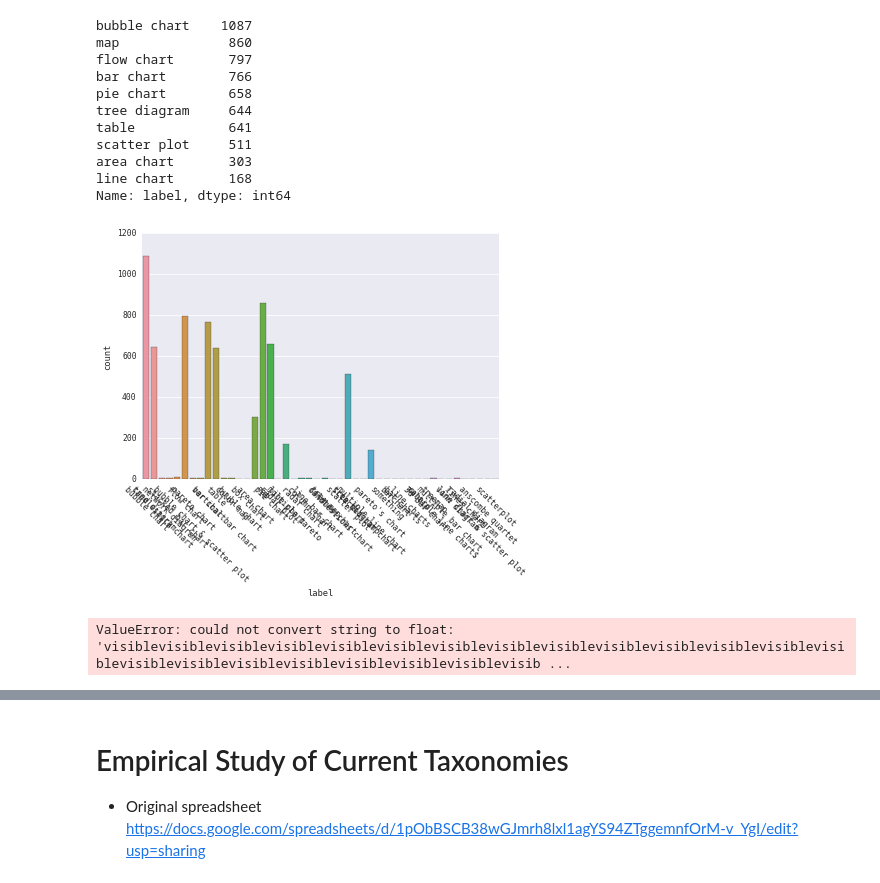
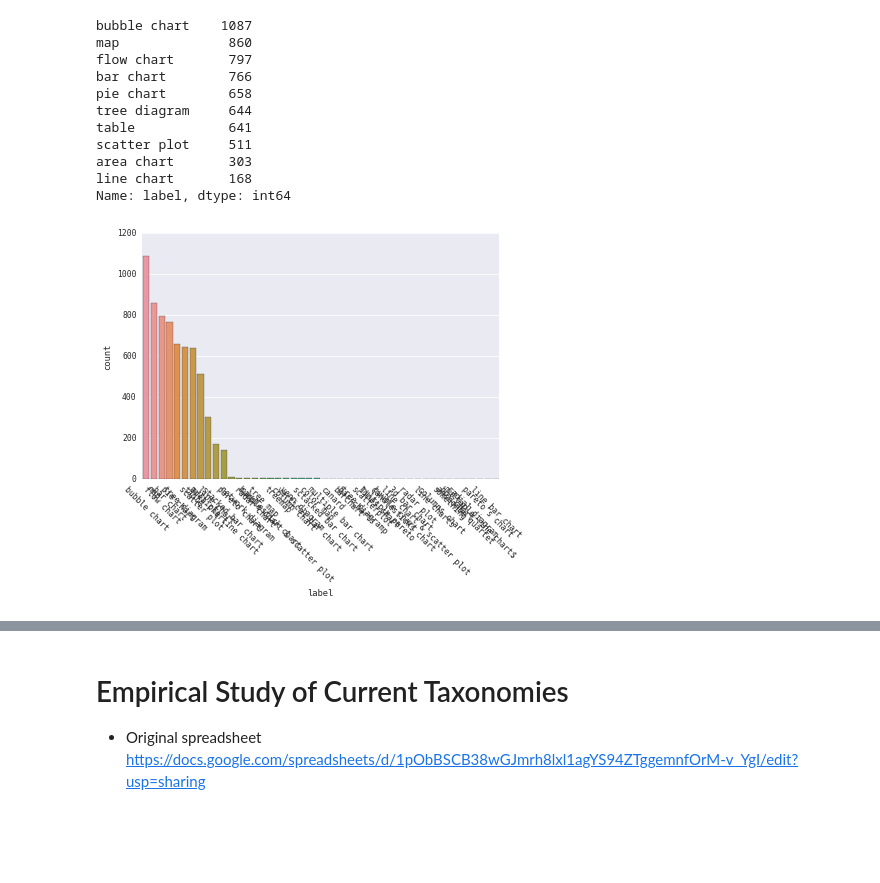
Before and after one commit to sical/NameThatChart, a Jupyter notebook: notebook/first-data-analysis.ipynb, the cells around one changed output, grey strips where cells are left out. Cells and saved outputs as stored; diff of their text form; code cells hidden in the pictures; blank space fills up the shorter version.

Commit message:
Progress on data analysis

```diff
--- a/notebook/first-data-analysis.ipynb
+++ b/notebook/first-data-analysis.ipynb
@@ -68,0 +77,8 @@ Name: event, dtype: int64
+# %%
+# TODO: chart that shows the events distribution
+sns.set(context="paper", font="monospace")
+sns_plot = sns.countplot(x='event', data=df, order=df.event.value_counts().index)
+plt.xticks(rotation=-45)
+show()
+fig = sns_plot.get_figure()
+fig.savefig("/Users/rvuillemot/Dropbox/paper-2017-crowdvis/figures/event-distribution.png")
@@ -101,9 +109,11 @@ sns.set(color_codes=True)
 # %%
-# Distribution by ImageID
-# sns.distplot(df['event'])
+# Distribution by image label
 sns.set(context="paper", font="monospace")
-sns.countplot(x='label', data=df)
+sns_plot = sns.countplot(x='label', data=df, order=df.label.value_counts().index)
 plt.xticks(rotation=-45)
 show()
+fig = sns_plot.get_figure()
+# fig.set_size_inches(11.7, 8.27)
+fig.savefig("/Users/rvuillemot/Dropbox/paper-2017-crowdvis/figures/categories-distribution.png")
 # %% [output]
-[figure, old version]
+[figure, new version]
@@ -112,8 +119,0 @@ show()
-# %%
-sums = df.event.groupby(df.event).sum()
-axis('equal');
-pie(sums, labels=sums.index);
-show()
-# plt.savefig("normalvars.png", dpi=150)??
-# %% [output]
-ValueError: could not convert string to float: 'visiblevisiblevisiblevisiblevisiblevisiblevisiblevisiblevisiblevisiblevisiblevisiblevisiblevisiblevisiblevisiblevisiblevisiblevisiblevisiblevisiblevisib ...
```
Also changed, not shown: parts of 33 cells of this notebook, 2 other files.
